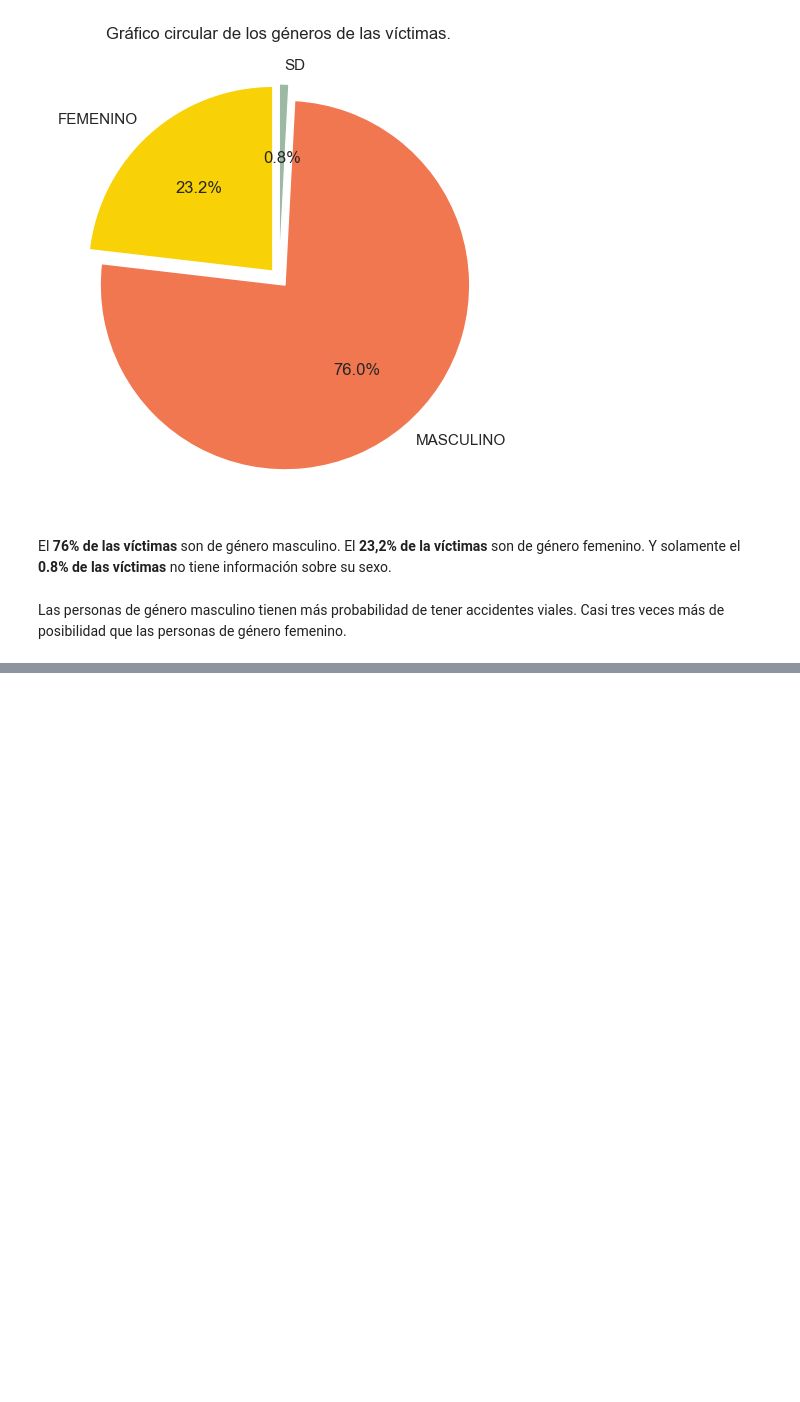
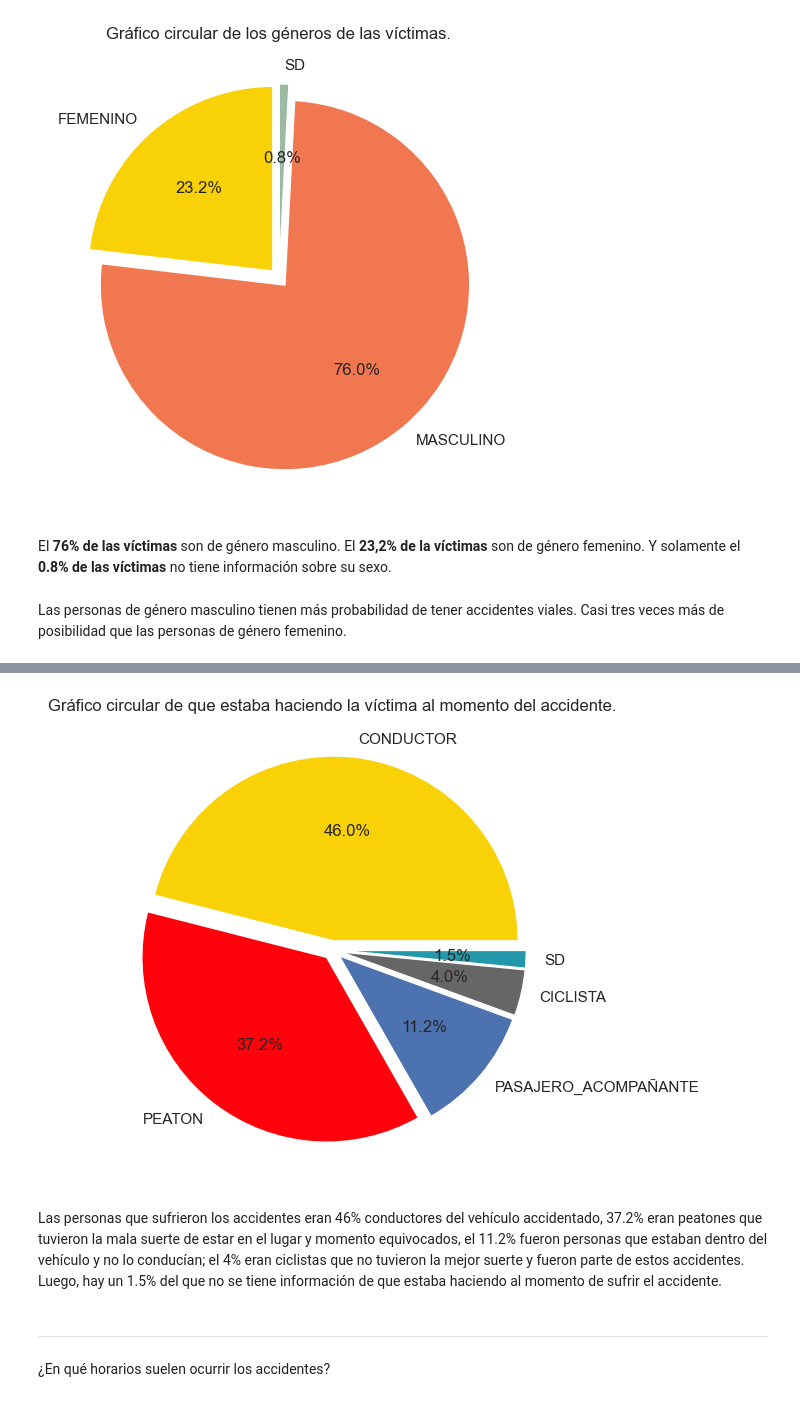
Before and after one commit to Mariagustin-Prg/Siniestros-PIDA, a Jupyter notebook: Exploratory-Data-Analysis.ipynb, the cells around one changed output, grey strips where cells are left out. Cells and saved outputs as stored; diff of their text form; code cells hidden in the pictures; blank space fills up the shorter version.

```diff
--- a/Exploratory-Data-Analysis.ipynb
+++ b/Exploratory-Data-Analysis.ipynb
@@ -322,0 +326,16 @@ Las personas de género masculino tienen más probabilidad de tener accidentes v
+# %%
+plt.figure(figsize= (12,6))
+
+plt.pie(x= roles["ID_hecho"].values, labels= roles["ROL"].values, explode=(0.05, 0.05, 0.05, 0.05, 0.05), autopct= "%1.1f%%", colors= ['#f8d107', '#ff020b', 'b', '#666666' ,'#2398ab'])
+
+plt.title("Gráfico circular de que estaba haciendo la víctima al momento del accidente.")
+
+plt.show()
+# %% [output]
+[figure, added]
+# %% [markdown]
+Las personas que sufrieron los accidentes eran 46% conductores del vehículo accidentado, 37.2% eran peatones que tuvieron la mala suerte de estar en el lugar y momento equivocados, el 11.2% fueron personas que estaban dentro del vehículo y no lo conducían; el 4% eran ciclistas que no tuvieron la mejor suerte y fueron parte de estos accidentes. Luego, hay un 1.5% del que no se tiene información de que estaba haciendo al momento de sufrir el accidente.
+# %% [markdown]
+---
+# %% [markdown]
+¿En qué horarios suelen ocurrir los accidentes?
```
Also changed, not shown: parts of 28 cells of this notebook.
